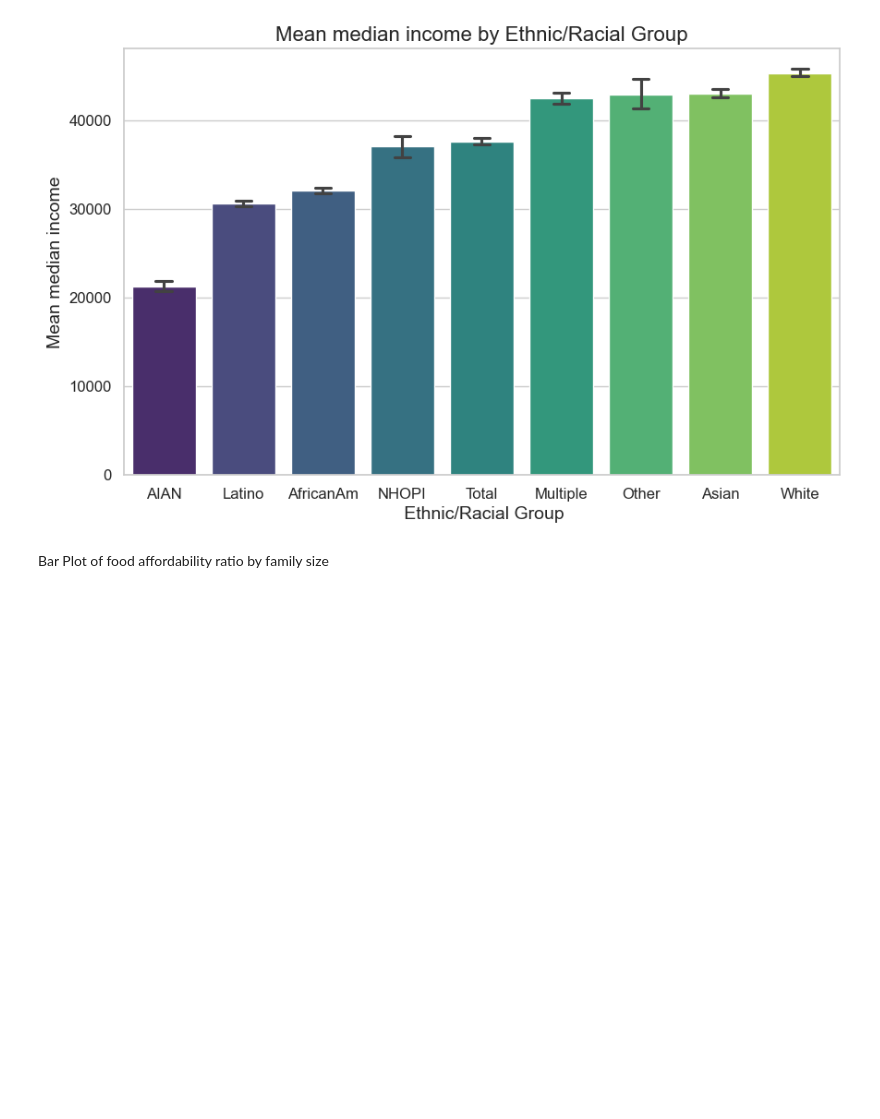
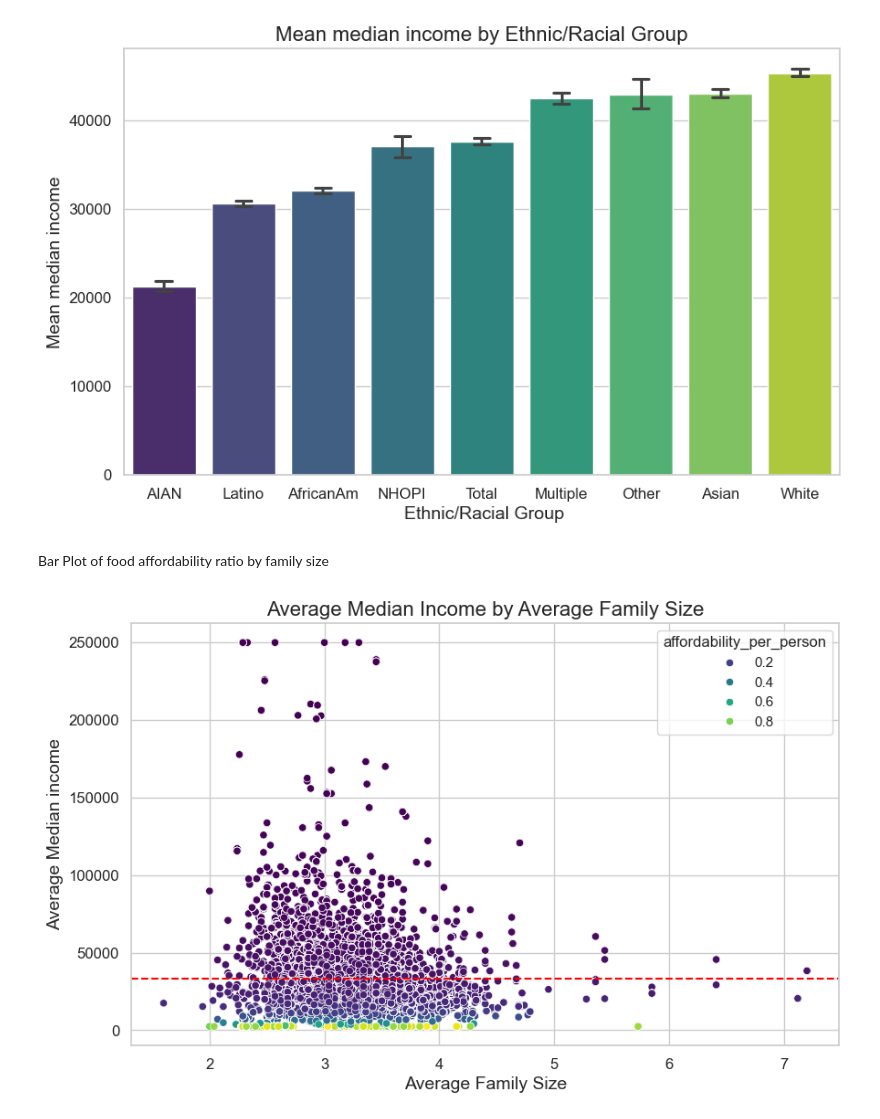
Before and after one commit to madisongarccia/486project, a Jupyter notebook: code/EDA_working.ipynb, the cells around one changed output. Drawn from its saved outputs; the diff is of its cells as text; code cells hidden in the pictures; blank space fills up the shorter version.

```diff
--- a/code/EDA_working.ipynb
+++ b/code/EDA_working.ipynb
@@ -143,3 +143,38 @@ Passing `palette` without assigning `hue` is deprecated and will be removed in v
 [figure]
 # %% [markdown]
 Bar Plot of food affordability ratio by family size
+# %%
+mean_values = df.groupby('ave_fam_size')['median_income'].mean().reset_index()
+med_income = df['median_income'].median()
+
+# Sort the categories by the mean value
+mean_values = mean_values.sort_values(by='median_income')
+
+sns.set_theme(style="whitegrid")
+
+# Create a figure and axis
+plt.figure(figsize=(10, 6))
+
+# Create a bar plot
+sns.scatterplot(x='ave_fam_size', y='median_income', data=df,
+                #order=mean_values['ave_fam_size'],
+                #estimator='mean',
+                palette='viridis',
+                #capsize=.2)
+                hue = 'affordability_per_person'
+)
+plt.axhline(y=med_income, color='red', linestyle='--', label=f'Median Income = {med_income:.2f}')
+
+# Add titles and labels
+plt.title('Average Median Income by Average Family Size', fontsize=16)
+plt.xlabel('Average Family Size', fontsize=14)
+plt.ylabel('Average Median income', fontsize=14)
+
+# Customize ticks
+plt.xticks(fontsize=12)
+plt.yticks(fontsize=12)
+
+plt.savefig('income_fam_size_plot.png', bbox_inches='tight', dpi=300)  # Save as PNG
+plt.show()
+# %% [output]
+[figure, added]
```
Also changed, not shown: parts of 1 cell of this notebook, 5 other files.
